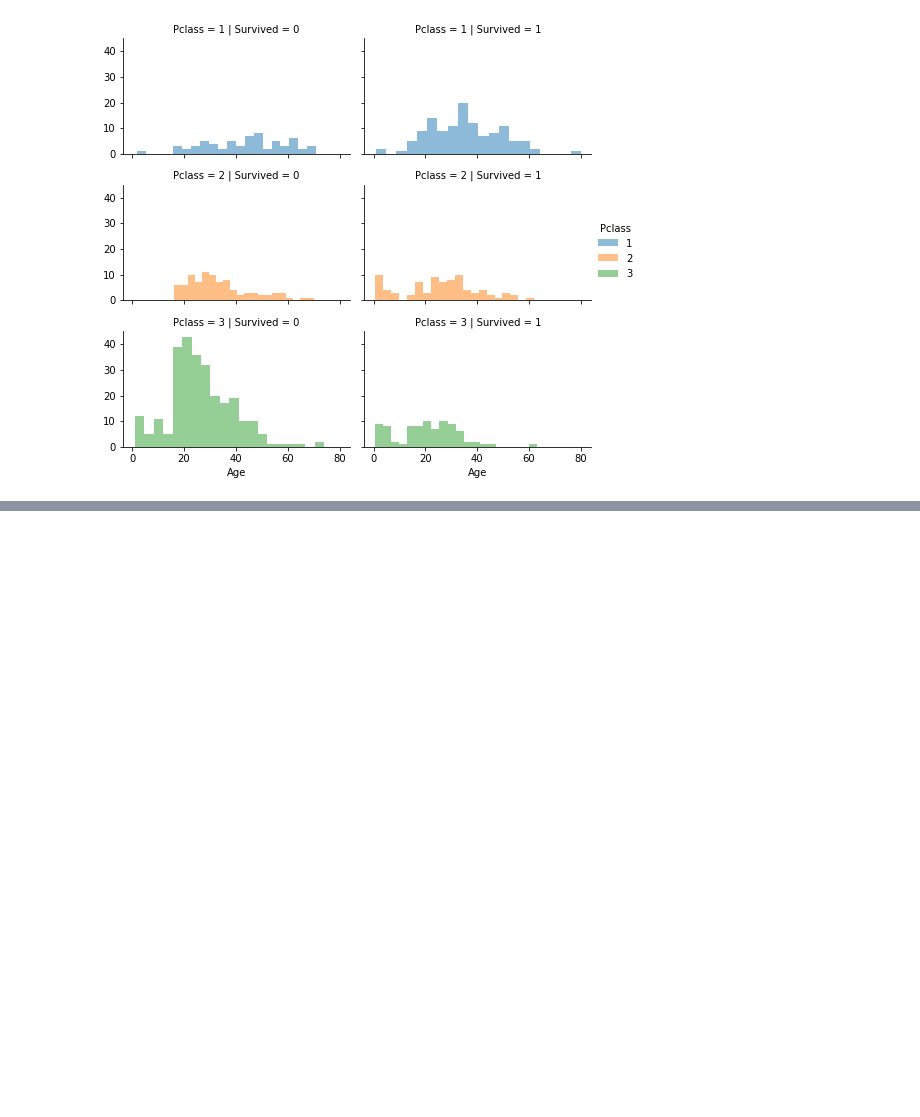
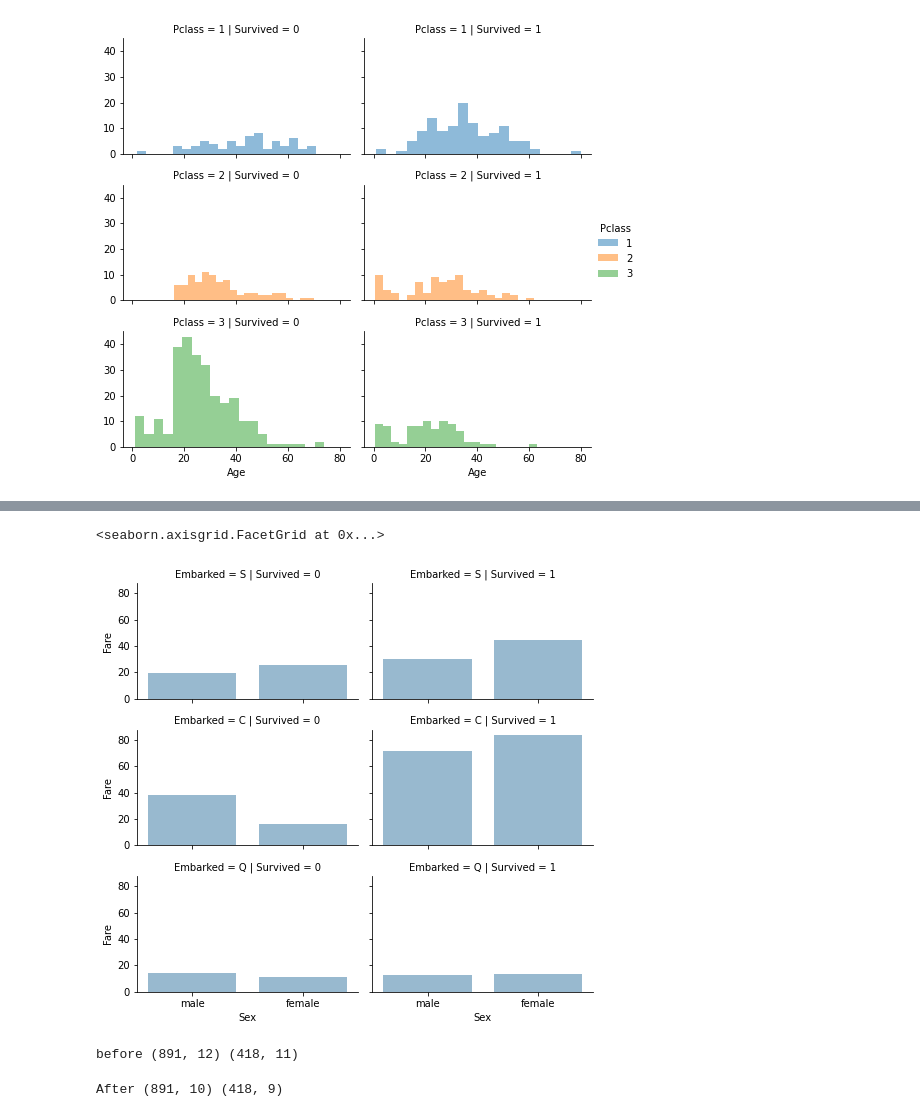
Before and after one commit to GayeonKimm/Titanic_Kaggle, a Jupyter notebook: Titanic-Machine Learning from Disaster.ipynb, the cells around one changed output, grey strips where cells are left out. Saved outputs shown, nothing was run; the diff lists cells and outputs as text; code cells hidden in the pictures; blank space fills up the shorter version.

```diff
--- a/Titanic-Machine Learning from Disaster.ipynb
+++ b/Titanic-Machine Learning from Disaster.ipynb
@@ -230,0 +239,10 @@ grid.add_legend();
+# %%
+# 승선지, 생존여부, 성별에 따른 요금
+grid = sns.FacetGrid(train_df, row='Embarked',col='Survived', height = 2.2,aspect=1.6)
+grid.map(sns.barplot, 'Sex','Fare', alpha=.5, ci=None,order=['male','female'])
+grid.add_legend()
+# 승선지가 S나 C인 경우 생존한 승객들의 평균 요금이 높음
+# 왜 평균 요금에 차이가 나지?
+# %% [output]
+<seaborn.axisgrid.FacetGrid at 0x...>
+[figure, added]
@@ -230,0 +251,13 @@ grid.add_legend();
+# %%
+# 사용 안할 Ticket과 cabin 제거
+print('before', train_df.shape, test_df.shape)
+# %% [output]
+before (891, 12) (418, 11)
+# %%
+train_df = train_df.drop(['Ticket', 'Cabin'],axis = 1)
+test_df = test_df.drop(['Ticket', 'Cabin'],axis = 1)
+combine = [train_df, test_df]
+
+print('After', train_df.shape,test_df.shape)
+# %% [output]
+After (891, 10) (418, 9)
```
Also changed, not shown: parts of 27 cells of this notebook.
